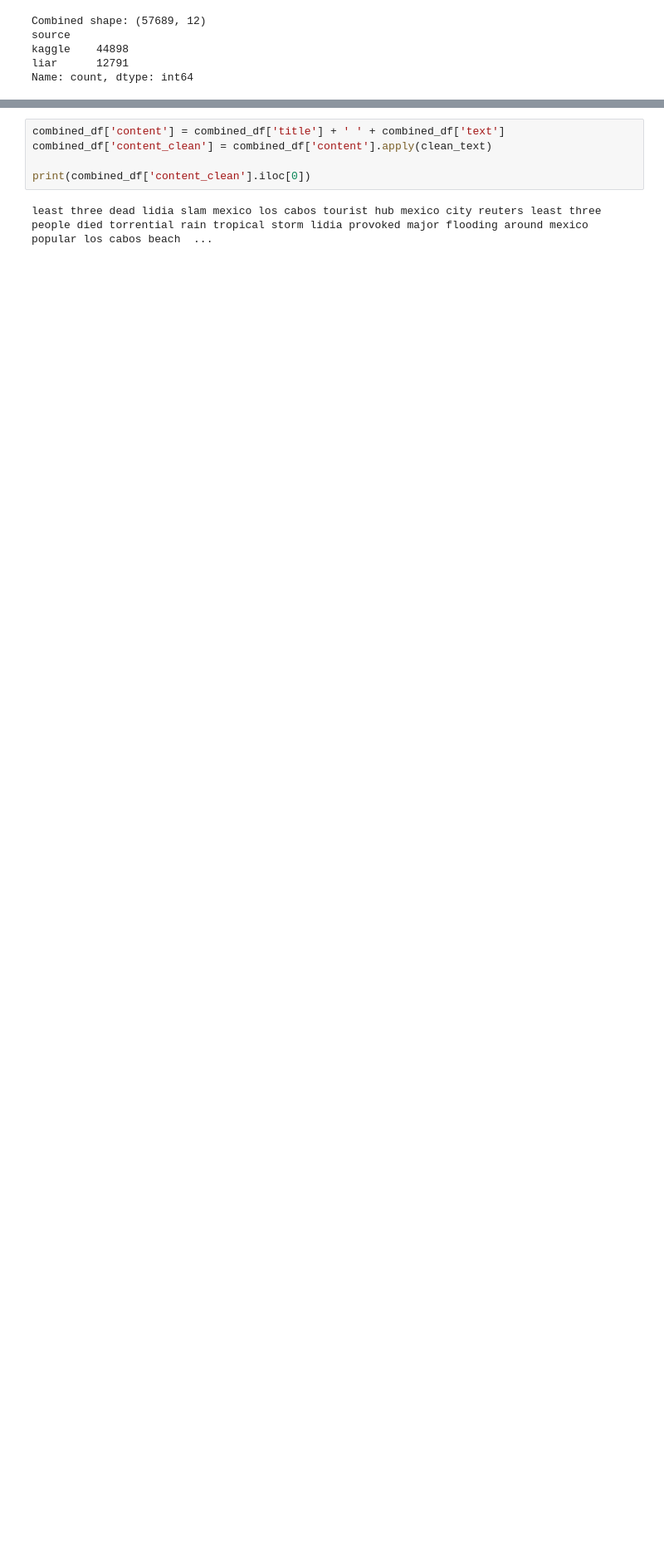
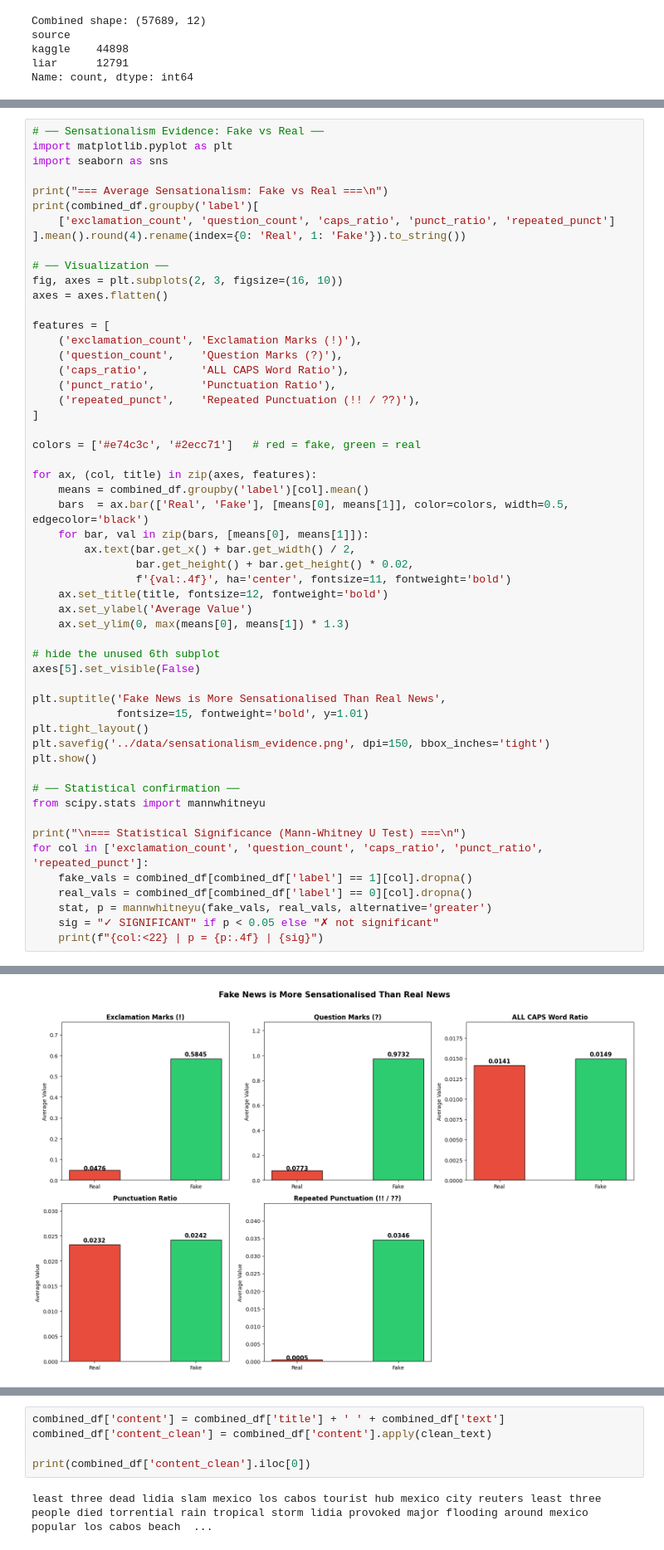
Before and after one commit to Katori-bo/Fake-News-Detection-NLP-Group---10-, a Jupyter notebook: notebooks/2_Preprocessing.ipynb, the cells around one changed output, grey strips where cells are left out. Shown at 83% size. Saved outputs shown, nothing was run; the diff lists cells and outputs as text; blank space fills up the shorter version.

```diff
--- a/notebooks/2_Preprocessing.ipynb
+++ b/notebooks/2_Preprocessing.ipynb
@@ -108,0 +173,55 @@ Name: count, dtype: int64
+# %%
+# ── Sensationalism Evidence: Fake vs Real ──
+import matplotlib.pyplot as plt
+import seaborn as sns
+
+print("=== Average Sensationalism: Fake vs Real ===\n")
+print(combined_df.groupby('label')[
+    ['exclamation_count', 'question_count', 'caps_ratio', 'punct_ratio', 'repeated_punct']
+].mean().round(4).rename(index={0: 'Real', 1: 'Fake'}).to_string())
+
+# ── Visualization ──
+fig, axes = plt.subplots(2, 3, figsize=(16, 10))
+axes = axes.flatten()
+
+features = [
+    ('exclamation_count', 'Exclamation Marks (!)'),
+    ('question_count',    'Question Marks (?)'),
+    ('caps_ratio',        'ALL CAPS Word Ratio'),
+    ('punct_ratio',       'Punctuation Ratio'),
+    ('repeated_punct',    'Repeated Punctuation (!! / ??)'),
+]
+
+colors = ['#e74c3c', '#2ecc71']   # red = fake, green = real
+
+for ax, (col, title) in zip(axes, features):
+    means = combined_df.groupby('label')[col].mean()
+    bars  = ax.bar(['Real', 'Fake'], [means[0], means[1]], color=colors, width=0.5, edgecolor='black')
+    for bar, val in zip(bars, [means[0], means[1]]):
+        ax.text(bar.get_x() + bar.get_width() / 2,
+                bar.get_height() + bar.get_height() * 0.02,
+                f'{val:.4f}', ha='center', fontsize=11, fontweight='bold')
+    ax.set_title(title, fontsize=12, fontweight='bold')
+    ax.set_ylabel('Average Value')
+    ax.set_ylim(0, max(means[0], means[1]) * 1.3)
+
+# hide the unused 6th subplot
+axes[5].set_visible(False)
+
+plt.suptitle('Fake News is More Sensationalised Than Real News',
+             fontsize=15, fontweight='bold', y=1.01)
+plt.tight_layout()
+plt.savefig('../data/sensationalism_evidence.png', dpi=150, bbox_inches='tight')
+plt.show()
+
+# ── Statistical confirmation ──
+from scipy.stats import mannwhitneyu
+
+print("\n=== Statistical Significance (Mann-Whitney U Test) ===\n")
+for col in ['exclamation_count', 'question_count', 'caps_ratio', 'punct_ratio', 'repeated_punct']:
+    fake_vals = combined_df[combined_df['label'] == 1][col].dropna()
+    real_vals = combined_df[combined_df['label'] == 0][col].dropna()
+    stat, p = mannwhitneyu(fake_vals, real_vals, alternative='greater')
+    sig = "✓ SIGNIFICANT" if p < 0.05 else "✗ not significant"
+    print(f"{col:<22} | p = {p:.4f} | {sig}")
+# %% [output]
@@ -108,0 +234 @@ Name: count, dtype: int64
+[figure, added]
```
Also changed, not shown: parts of 6 cells of this notebook, 34 other files.
